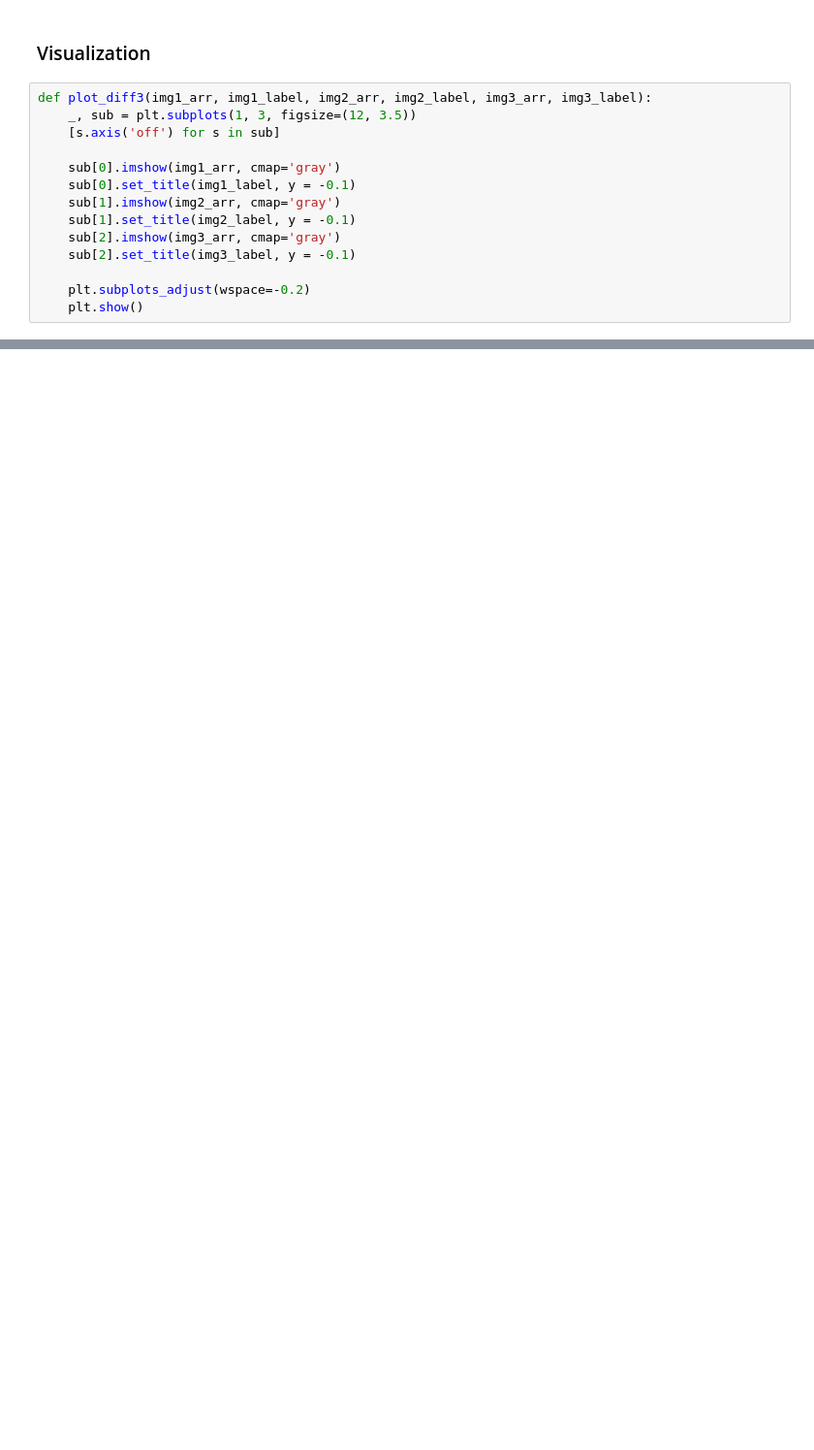
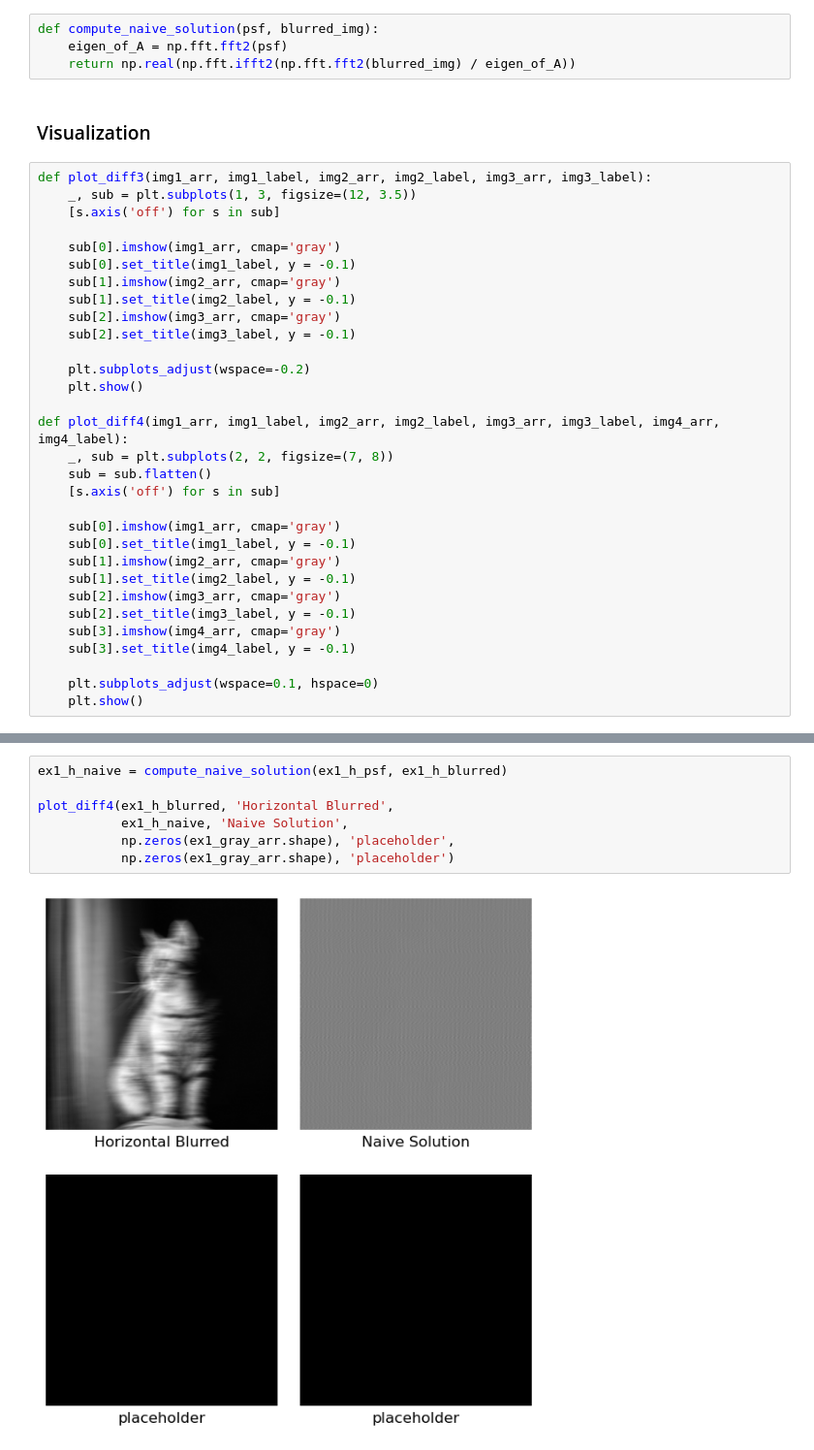
Before and after one commit to lunakim-ubc/ImageDeblurring, a Jupyter notebook: motion_deblur_linear.ipynb, the cells around one changed output, grey strips where cells are left out. Shown at 97% size. Drawn from its saved outputs; the diff is of its cells as text; blank space fills up the shorter version.

```diff
--- a/motion_deblur_linear.ipynb
+++ b/motion_deblur_linear.ipynb
@@ -45,3 +57,7 @@ def compute_blurred_img(psf, orig_img):
+# %%
+def compute_naive_solution(psf, blurred_img):
+    eigen_of_A = np.fft.fft2(psf)
+    return np.real(np.fft.ifft2(np.fft.fft2(blurred_img) / eigen_of_A))
 # %% [markdown]
 ### Visualization
 # %%
@@ -58,5 +74,22 @@ def plot_diff3(img1_arr, img1_label, img2_arr, img2_label, img3_arr, img3_label)
 
     plt.subplots_adjust(wspace=-0.2)
     plt.show()
+
+def plot_diff4(img1_arr, img1_label, img2_arr, img2_label, img3_arr, img3_label, img4_arr, img4_label):
+    _, sub = plt.subplots(2, 2, figsize=(7, 8))
+    sub = sub.flatten()
+    [s.axis('off') for s in sub]
+
+    sub[0].imshow(img1_arr, cmap='gray')
+    sub[0].set_title(img1_label, y = -0.1)
+    sub[1].imshow(img2_arr, cmap='gray')
+    sub[1].set_title(img2_label, y = -0.1)
+    sub[2].imshow(img3_arr, cmap='gray')
+    sub[2].set_title(img3_label, y = -0.1)
+    sub[3].imshow(img4_arr, cmap='gray')
+    sub[3].set_title(img4_label, y = -0.1)
+
+    plt.subplots_adjust(wspace=0.1, hspace=0)
+    plt.show()
 # %% [markdown]
 ----------
@@ -75,0 +115,9 @@ plot_diff3(ex1_gray_arr, 'Original', ex1_blurred, 'Blurred', np.zeros(ex1_gray_a
+# %%
+ex1_h_naive = compute_naive_solution(ex1_h_psf, ex1_h_blurred)
+
+plot_diff4(ex1_h_blurred, 'Horizontal Blurred',
+           ex1_h_naive, 'Naive Solution',
+           np.zeros(ex1_gray_arr.shape), 'placeholder',
+           np.zeros(ex1_gray_arr.shape), 'placeholder')
+# %% [output]
+[figure, added]
```
Also changed, not shown: parts of 6 cells of this notebook.
